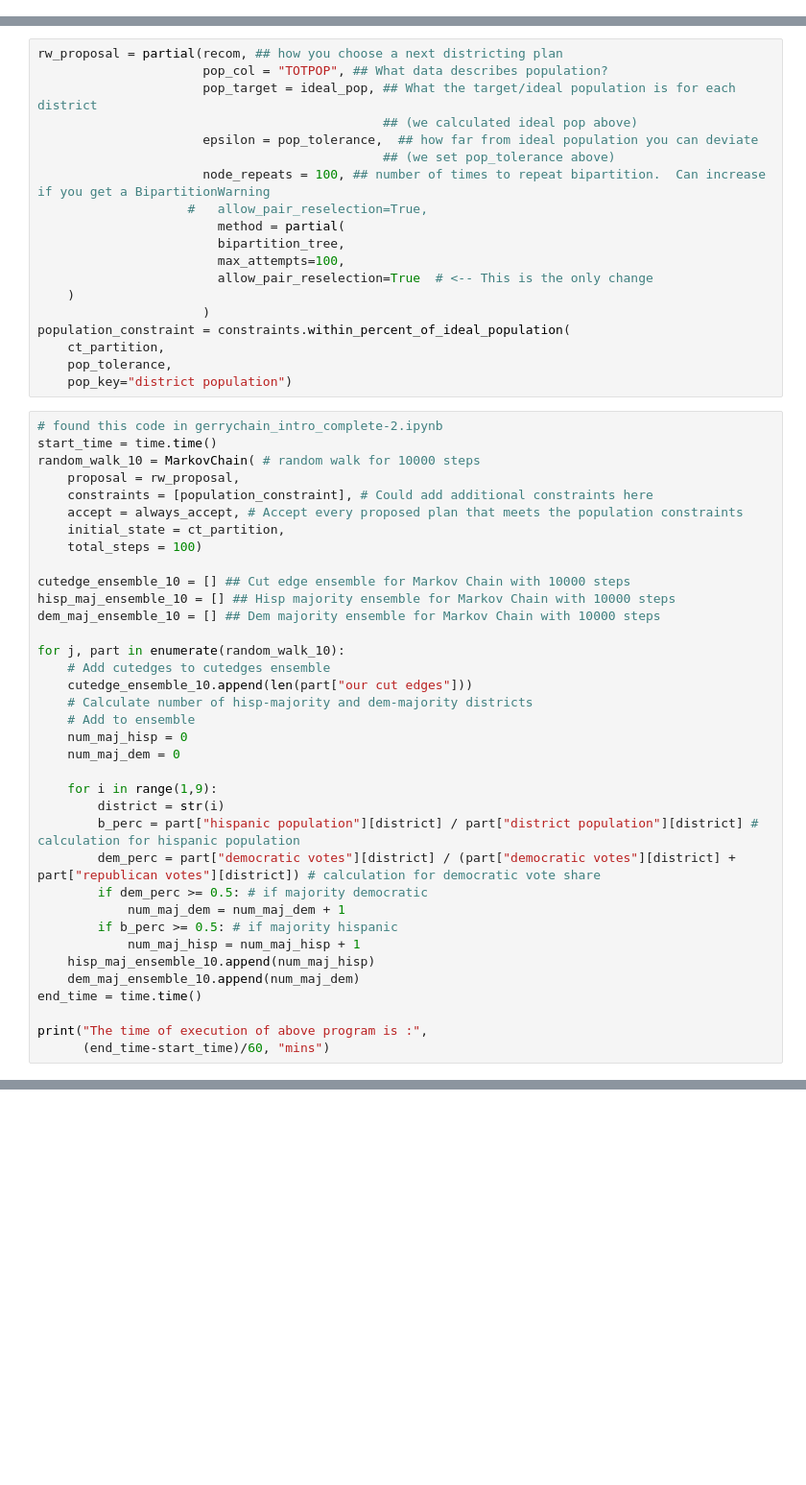
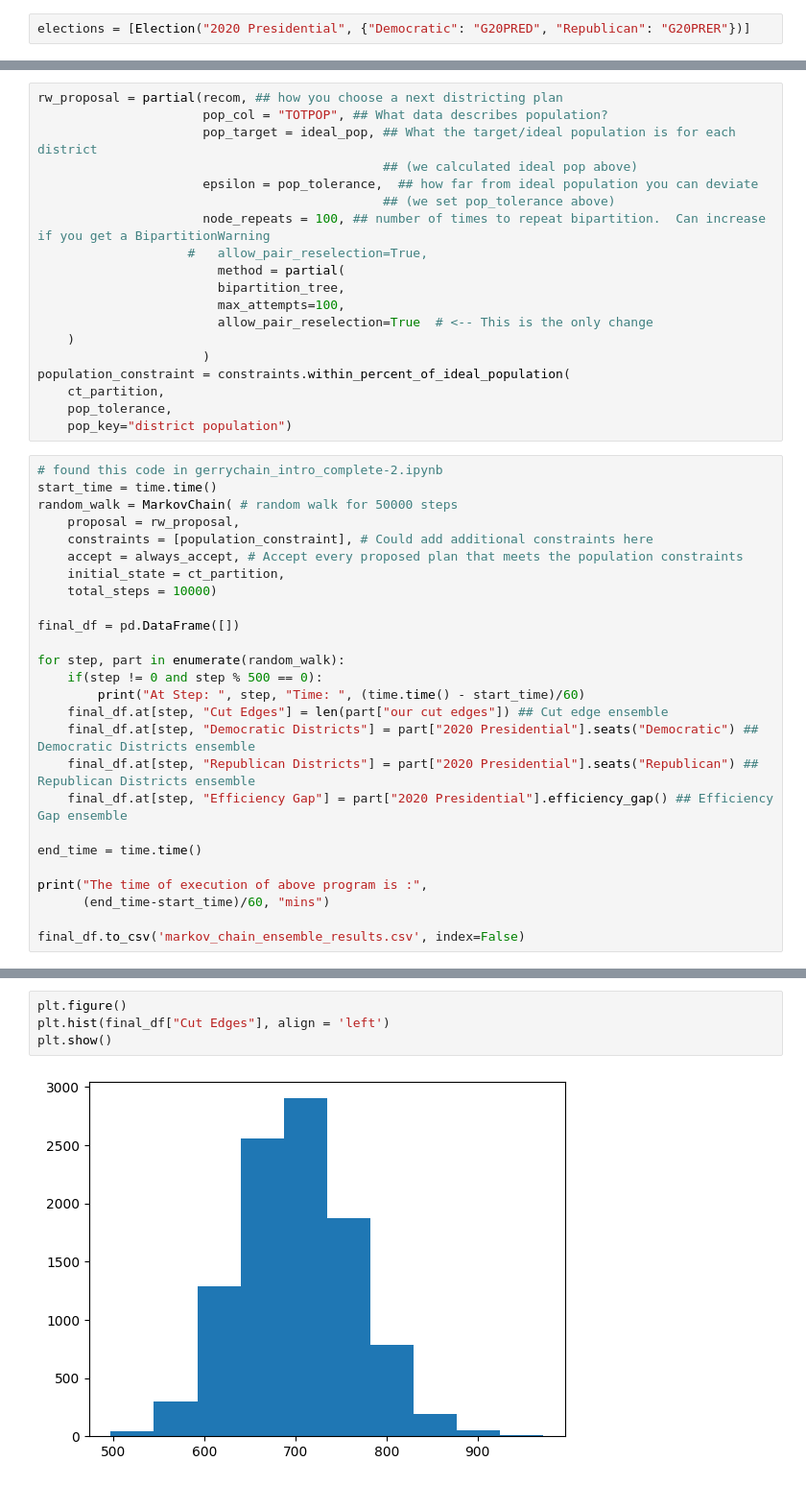
Before and after one commit to willystout/cs464_final_project, a Jupyter notebook: markov_chain.ipynb, the cells around one changed output, grey strips where cells are left out. Shown: that part at 96% size. Saved outputs shown, nothing was run; the diff lists cells and outputs as text; blank space fills up the shorter version.

Commit message:
cleaned up the data cleaning file and ran a 10000 step markov chain on the data.

```diff
--- a/markov_chain.ipynb
+++ b/markov_chain.ipynb
@@ -26 +25,3 @@ print(tot_pop)
+# %%
+elections = [Election("2020 Presidential", {"Democratic": "G20PRED", "Republican": "G20PRER"})]
 # %%
@@ -67,37 +70,27 @@ population_constraint = constraints.within_percent_of_ideal_population(
 # %%
 # found this code in gerrychain_intro_complete-2.ipynb
 start_time = time.time()
-random_walk_10 = MarkovChain( # random walk for 10000 steps
+random_walk = MarkovChain( # random walk for 50000 steps
     proposal = rw_proposal,
     constraints = [population_constraint], # Could add additional constraints here
     accept = always_accept, # Accept every proposed plan that meets the population constraints
     initial_state = ct_partition,
-    total_steps = 100)
+    total_steps = 10000)
 
-cutedge_ensemble_10 = [] ## Cut edge ensemble for Markov Chain with 10000 steps
-hisp_maj_ensemble_10 = [] ## Hisp majority ensemble for Markov Chain with 10000 steps
-dem_maj_ensemble_10 = [] ## Dem majority ensemble for Markov Chain with 10000 steps
+final_df = pd.DataFrame([])
 
-for j, part in enumerate(random_walk_10):
-    # Add cutedges to cutedges ensemble
-    cutedge_ensemble_10.append(len(part["our cut edges"]))
-    # Calculate number of hisp-majority and dem-majority districts
-    # Add to ensemble
-    num_maj_hisp = 0
-    num_maj_dem = 0
+for step, part in enumerate(random_walk):
+    if(step != 0 and step % 500 == 0):
+        print("At Step: ", step, "Time: ", (time.time() - start_time)/60)
+    final_df.at[step, "Cut Edges"] = len(part["our cut edges"]) ## Cut edge ensemble
+    final_df.at[step, "Democratic Districts"] = part["2020 Presidential"].seats("Democratic") ## Democratic Districts ensemble
+    final_df.at[step, "Republican Districts"] = part["2020 Presidential"].seats("Republican") ## Republican Districts ensemble
+    final_df.at[step, "Efficiency Gap"] = part["2020 Presidential"].efficiency_gap() ## Efficiency Gap ensemble
 
-    for i in range(1,9):
-        district = str(i)
-        b_perc = part["hispanic population"][district] / part["district population"][district] # calculation for hispanic population
-        dem_perc = part["democratic votes"][district] / (part["democratic votes"][district] + part["republican votes"][district]) # calculation for democratic vote share
-        if dem_perc >= 0.5: # if majority democratic
-            num_maj_dem = num_maj_dem + 1
-        if b_perc >= 0.5: # if majority hispanic
-            num_maj_hisp = num_maj_hisp + 1
-    hisp_maj_ensemble_10.append(num_maj_hisp)
-    dem_maj_ensemble_10.append(num_maj_dem)
 end_time = time.time()
 
 print("The time of execution of above program is :",
       (end_time-start_time)/60, "mins")
+
+final_df.to_csv('markov_chain_ensemble_results.csv', index=False)
 # %% [output]
@@ -128,0 +140,6 @@ print(dem_maj_ensemble_10)
+# %%
+plt.figure()
+plt.hist(final_df["Cut Edges"], align = 'left')
+plt.show()
+# %% [output]
+[figure, added]
```
Also changed, not shown: parts of 4 cells of this notebook, 2 other files.
